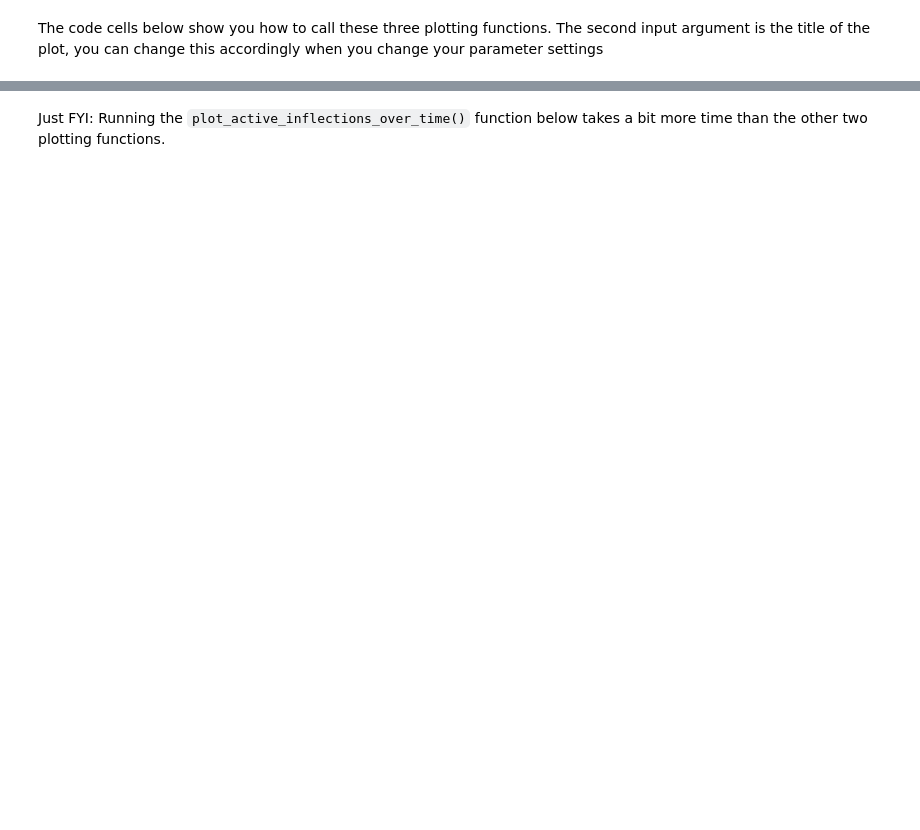
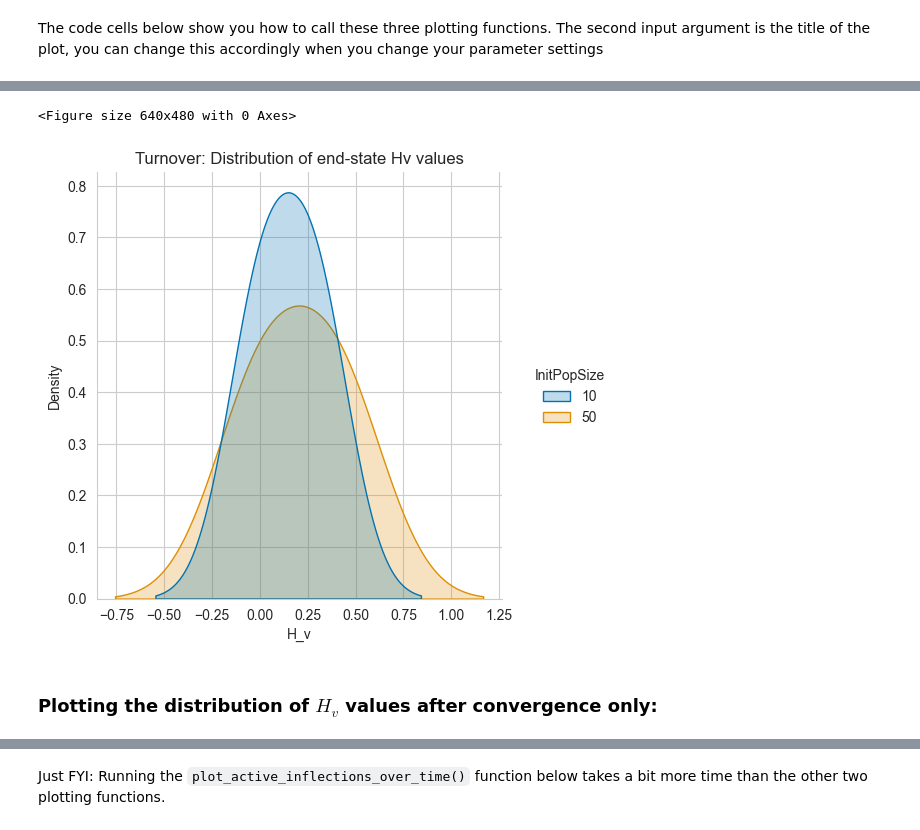
Before and after one commit to marieke-woensdregt/ABCM_Course_24-25, a Jupyter notebook: ABCM_Lab_03_24-25.ipynb, the cells around one changed output, grey strips where cells are left out. Saved outputs shown, nothing was run; the diff lists cells and outputs as text; code cells hidden in the pictures; blank space fills up the shorter version.

```diff
--- a/ABCM_Lab_03_24-25.ipynb
+++ b/ABCM_Lab_03_24-25.ipynb
@@ -526,0 +738,2 @@ plot_vocab_entropy(regularity_dataframes_combined, "Turnover: Distribution end-s
+# %%
+regularity_dataframe_end_state_only = regularity_dataframe[regularity_dataframe["Timestep"]==(maxTime-1)]
@@ -526,0 +748,9 @@ plot_vocab_entropy(regularity_dataframes_combined, "Turnover: Distribution end-s
+# %%
+%matplotlib inline
+
+plot_vocab_entropy(regularity_dataframe_end_state_only, "Turnover: Distribution of end-state Hv values")
+# %% [output]
+<Figure size 640x480 with 0 Axes>
+[figure, added]
+# %% [markdown]
+### Plotting the distribution of $H_v$ values after convergence only:
```
Also changed, not shown: parts of 40 cells of this notebook.
